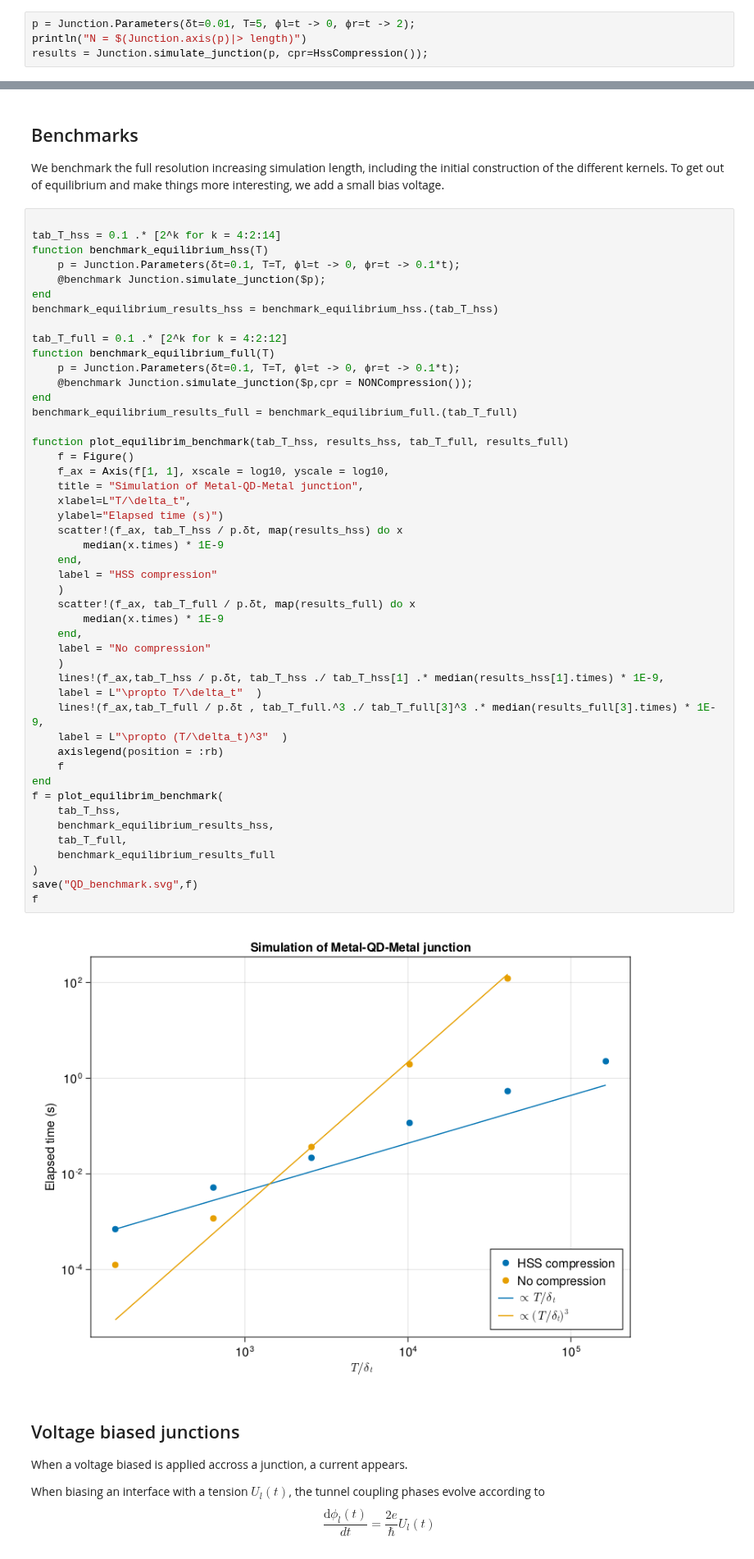
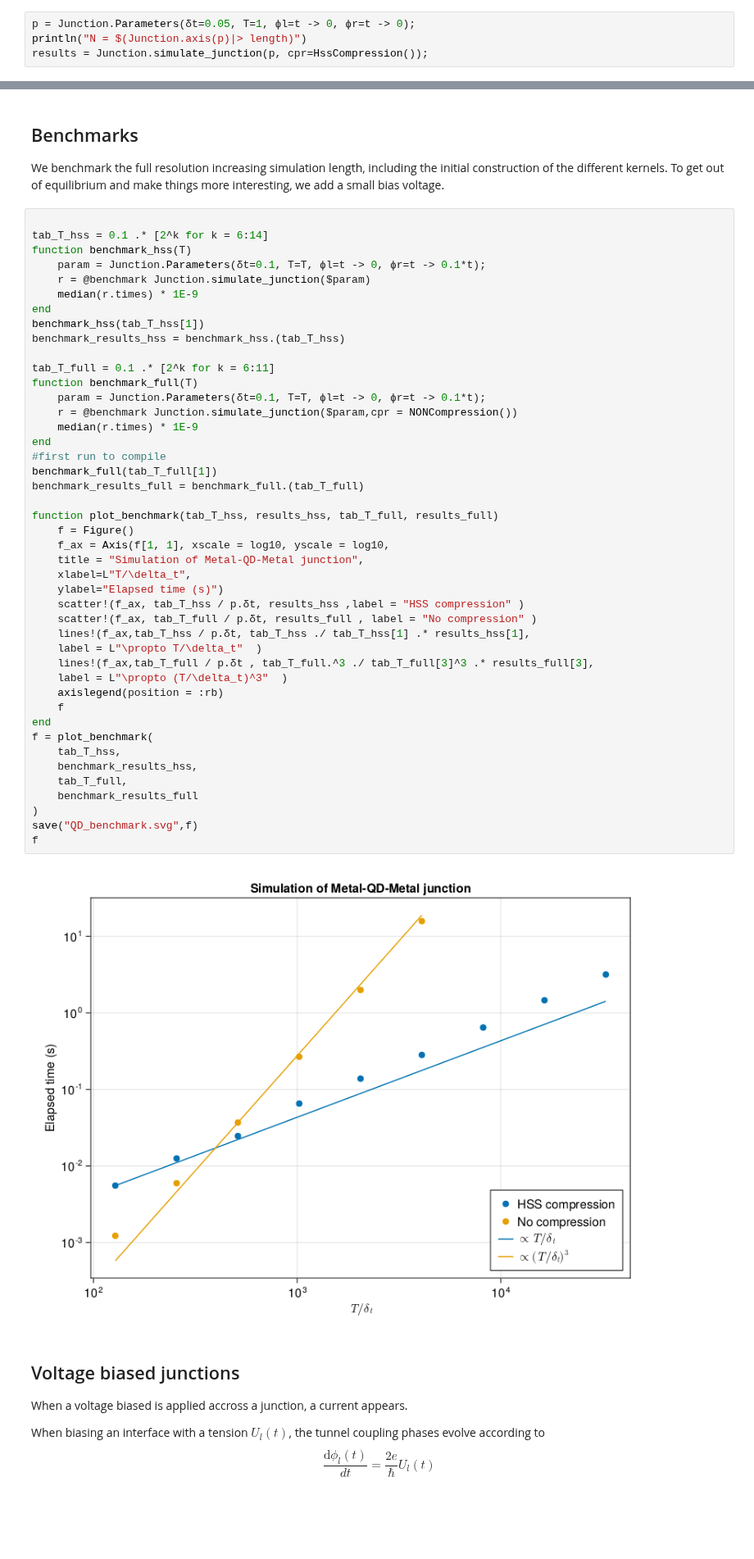
Before and after one commit to BaptisteLamic/NonEquilibriumGreenFunction.jl, a Jupyter notebook: examples/MQDM_junction.ipynb, the cells around one changed output, grey strips where cells are left out. Shown at 82% size. Drawn from its saved outputs; the diff is of its cells as text; blank space fills up the shorter version.

```diff
--- a/examples/MQDM_junction.ipynb
+++ b/examples/MQDM_junction.ipynb
@@ -194,7 +231,7 @@ Main.Junction
 # %% [markdown]
 # Equilibrium simulation
 # %%
-p = Junction.Parameters(δt=0.01, T=5, ϕl=t -> 0, ϕr=t -> 2);
+p = Junction.Parameters(δt=0.05, T=1, ϕl=t -> 0, ϕr=t -> 0);
 println("N = $(Junction.axis(p)|> length)")
 results = Junction.simulate_junction(p, cpr=HssCompression());
 # %% [output]
@@ -240,53 +303,50 @@ We benchmark the full resolution increasing simulation length, including the ini
 To get out of equilibrium and make things more interesting, we add a small bias voltage.
 # %%
 
-tab_T_hss = 0.1 .* [2^k for k = 4:2:14]
-function benchmark_equilibrium_hss(T)
-    p = Junction.Parameters(δt=0.1, T=T, ϕl=t -> 0, ϕr=t -> 0.1*t);
-    @benchmark Junction.simulate_junction($p);
+tab_T_hss = 0.1 .* [2^k for k = 6:14]
+function benchmark_hss(T)
+    param = Junction.Parameters(δt=0.1, T=T, ϕl=t -> 0, ϕr=t -> 0.1*t);
+    r = @benchmark Junction.simulate_junction($param)
+    median(r.times) * 1E-9
 end
-benchmark_equilibrium_results_hss = benchmark_equilibrium_hss.(tab_T_hss)
+benchmark_hss(tab_T_hss[1])
+benchmark_results_hss = benchmark_hss.(tab_T_hss)
 
-tab_T_full = 0.1 .* [2^k for k = 4:2:12]
-function benchmark_equilibrium_full(T)
-    p = Junction.Parameters(δt=0.1, T=T, ϕl=t -> 0, ϕr=t -> 0.1*t);
-    @benchmark Junction.simulate_junction($p,cpr = NONCompression());
+tab_T_full = 0.1 .* [2^k for k = 6:11]
+function benchmark_full(T)
+    param = Junction.Parameters(δt=0.1, T=T, ϕl=t -> 0, ϕr=t -> 0.1*t);
+    r = @benchmark Junction.simulate_junction($param,cpr = NONCompression())
+    median(r.times) * 1E-9
 end
-benchmark_equilibrium_results_full = benchmark_equilibrium_full.(tab_T_full)
+#first run to compile
+benchmark_full(tab_T_full[1])
+benchmark_results_full = benchmark_full.(tab_T_full)
 
-function plot_equilibrim_benchmark(tab_T_hss, results_hss, tab_T_full, results_full)
+function plot_benchmark(tab_T_hss, results_hss, tab_T_full, results_full)
     f = Figure()
     f_ax = Axis(f[1, 1], xscale = log10, yscale = log10,
     title = "Simulation of Metal-QD-Metal junction",
     xlabel=L"T/\delta_t",
     ylabel="Elapsed time (s)")
-    scatter!(f_ax, tab_T_hss / p.δt, map(results_hss) do x
-        median(x.times) * 1E-9
-    end,
-    label = "HSS compression"
-    )
-    scatter!(f_ax, tab_T_full / p.δt, map(results_full) do x
-        median(x.times) * 1E-9
-    end,
-    label = "No compression"
-    )
-    lines!(f_ax,tab_T_hss / p.δt, tab_T_hss ./ tab_T_hss[1] .* median(results_hss[1].times) * 1E-9,
+    scatter!(f_ax, tab_T_hss / p.δt, results_hss ,label = "HSS compression" )
+    scatter!(f_ax, tab_T_full / p.δt, results_full , label = "No compression" )
+    lines!(f_ax,tab_T_hss / p.δt, tab_T_hss ./ tab_T_hss[1] .* results_hss[1],
     label = L"\propto T/\delta_t"  )
-    lines!(f_ax,tab_T_full / p.δt , tab_T_full.^3 ./ tab_T_full[3]^3 .* median(results_full[3].times) * 1E-9,
+    lines!(f_ax,tab_T_full / p.δt , tab_T_full.^3 ./ tab_T_full[3]^3 .* results_full[3],
     label = L"\propto (T/\delta_t)^3"  )
     axislegend(position = :rb)
     f
 end
-f = plot_equilibrim_benchmark(
+f = plot_benchmark(
     tab_T_hss,
-    benchmark_equilibrium_results_hss,
+    benchmark_results_hss,
     tab_T_full,
-    benchmark_equilibrium_results_full
+    benchmark_results_full
 )
 save("QD_benchmark.svg",f)
 f
 # %% [output]
-[figure, old version]
+[figure, new version]
 # %% [markdown]
 ## Voltage biased junctions
 When a voltage biased is applied accross a junction, a current appears.
```
Also changed, not shown: parts of 12 cells of this notebook, 2 other files.
